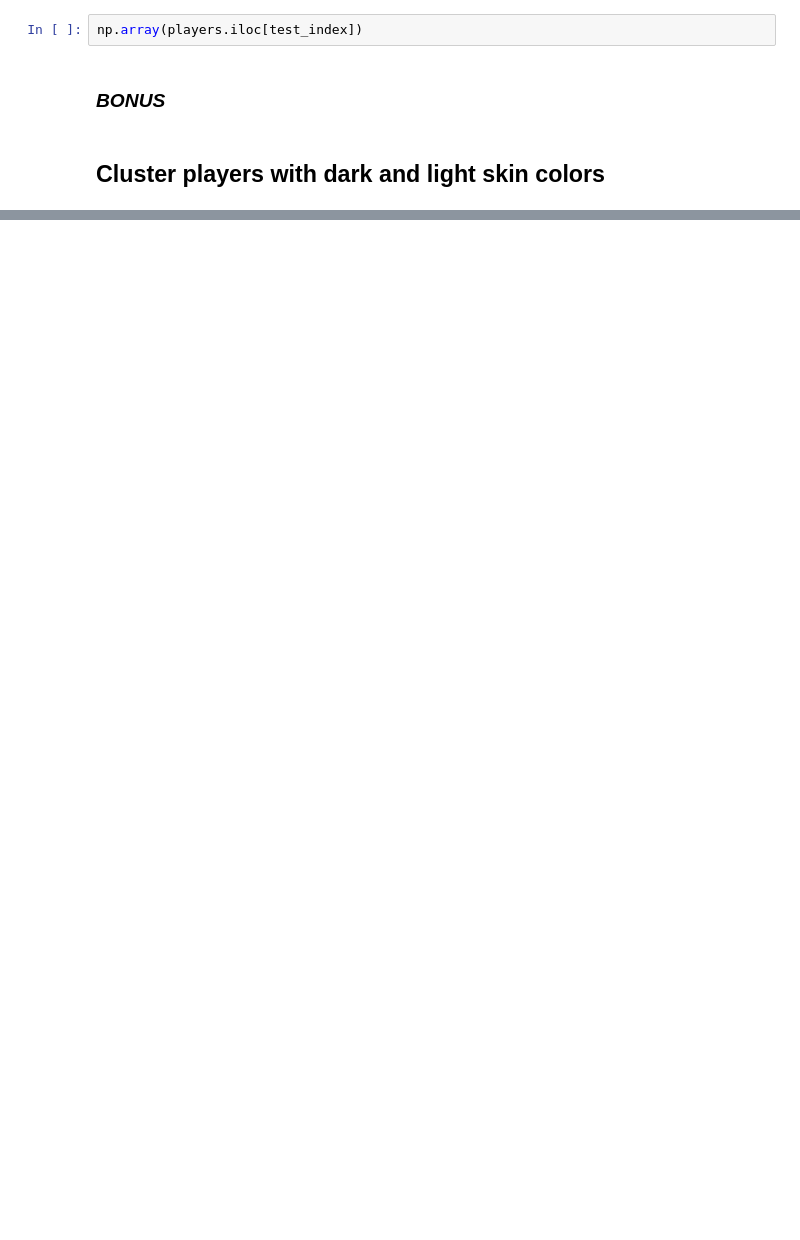
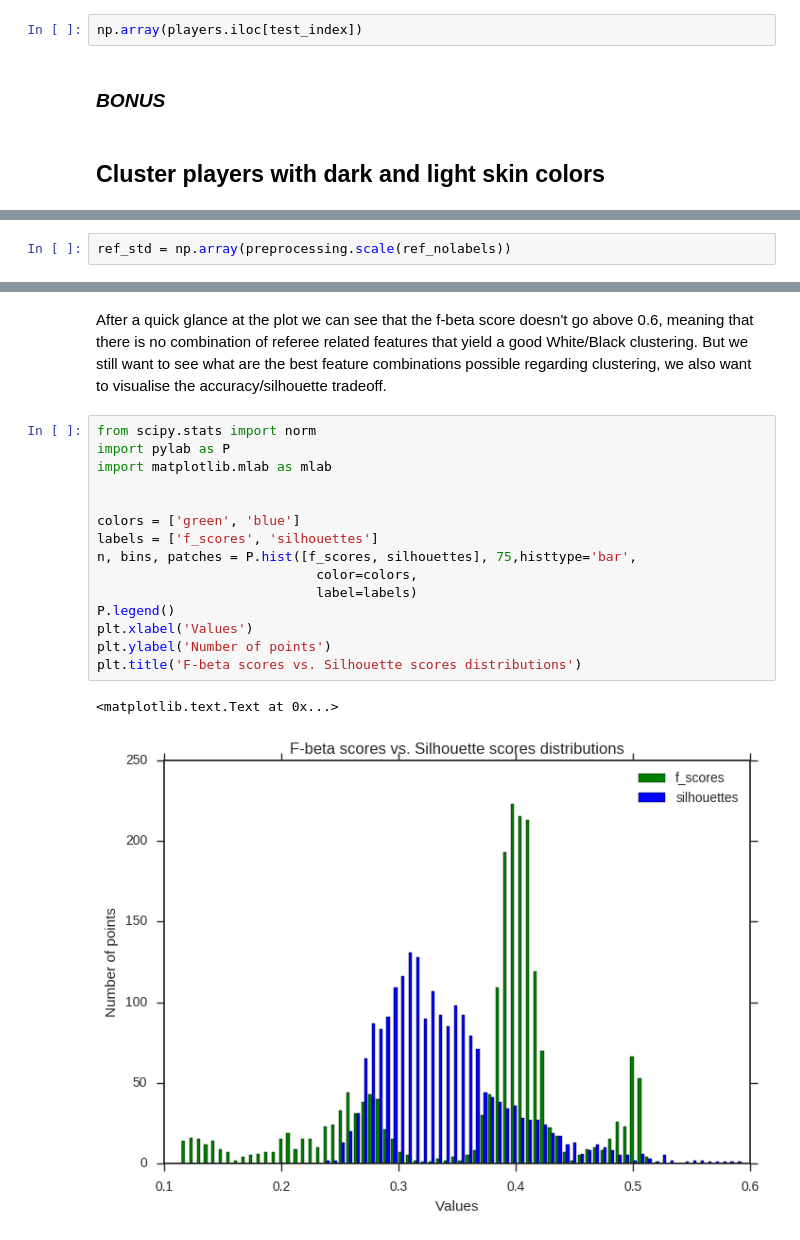
Before and after one commit to CriMenghini/ADA_Homeworks, a Jupyter notebook: Homework_4/Hw_4.ipynb, the cells around one changed output, grey strips where cells are left out. Cells and saved outputs as stored; diff of their text form; blank space fills up the shorter version.

```diff
--- a/Homework_4/Hw_4.ipynb
+++ b/Homework_4/Hw_4.ipynb
@@ -313,0 +368,2 @@ np.array(players.iloc[test_index])
+# %%
+ref_std = np.array(preprocessing.scale(ref_nolabels))
@@ -313,0 +464,20 @@ np.array(players.iloc[test_index])
+# %% [markdown]
+After a quick glance at the plot we can see that the f-beta score doesn't go above 0.6, meaning that there is no combination of referee related features that yield a good White/Black clustering. But we still want to see what are the best feature combinations possible regarding clustering, we also want to visualise the accuracy/silhouette tradeoff.
+# %%
+from scipy.stats import norm
+import pylab as P
+import matplotlib.mlab as mlab
+
+
+colors = ['green', 'blue']
+labels = ['f_scores', 'silhouettes']
+n, bins, patches = P.hist([f_scores, silhouettes], 75,histtype='bar',
+                            color=colors,
+                            label=labels)
+P.legend()
+plt.xlabel('Values')
+plt.ylabel('Number of points')
+plt.title('F-beta scores vs. Silhouette scores distributions')
+# %% [output]
+<matplotlib.text.Text at 0x...>
+[figure, added]
```
Also changed, not shown: parts of 56 cells of this notebook.
